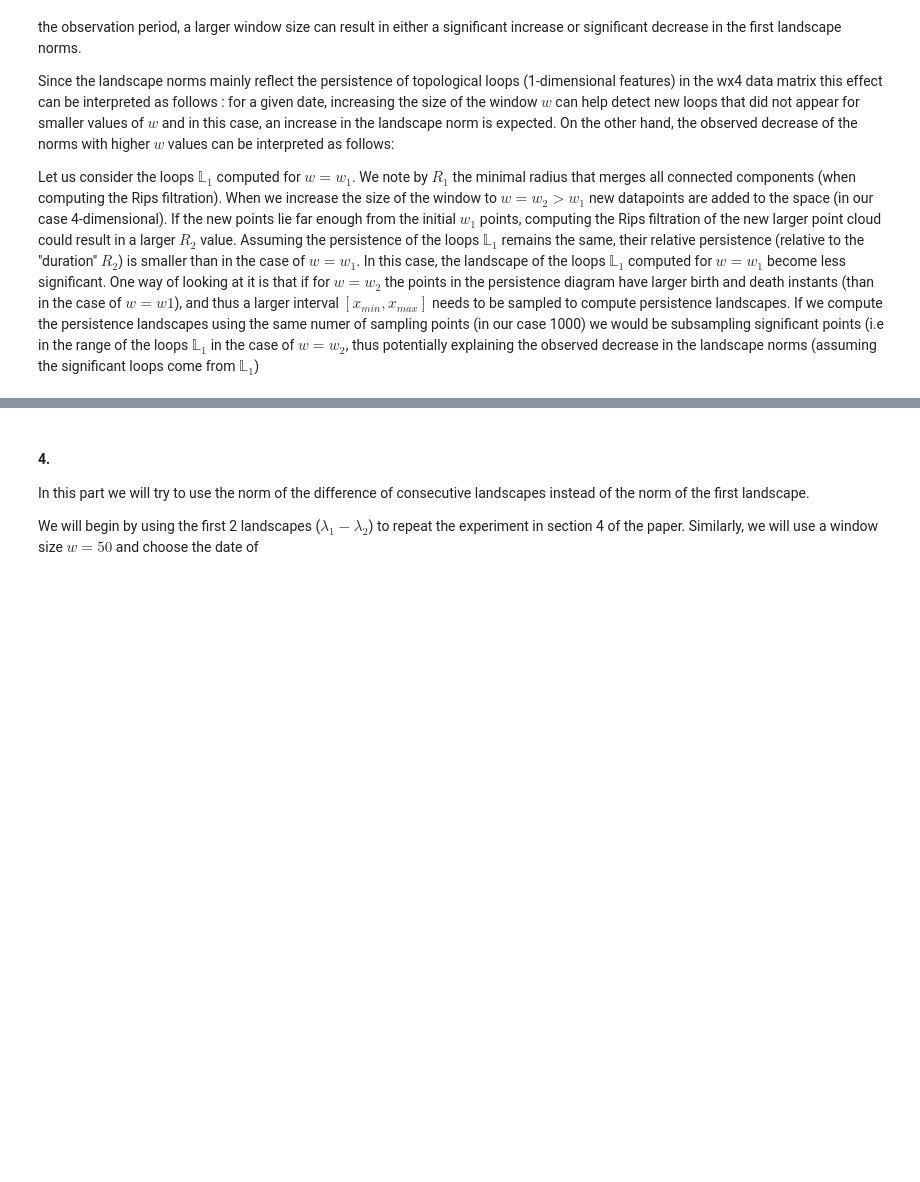
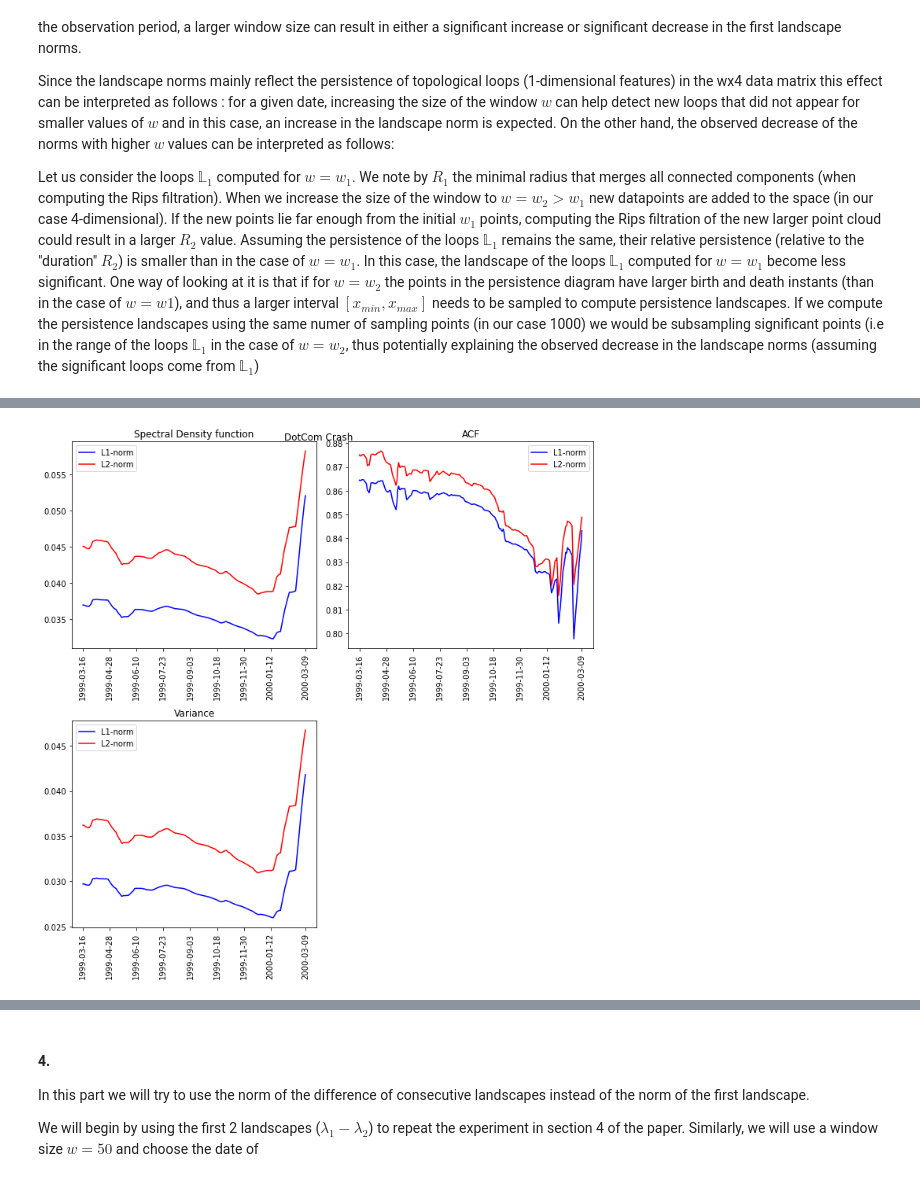
Before and after one commit to KhalilBergaoui/TDA---Financial-Time-Series-Analysis, a Jupyter notebook: TDA Financial Time Series.ipynb, the cells around one changed output, grey strips where cells are left out. Cells and saved outputs as stored; diff of their text form; code cells hidden in the pictures; blank space fills up the shorter version.

Commit message:
Addinf figure 11 results

```diff
--- a/TDA Financial Time Series.ipynb
+++ b/TDA Financial Time Series.ipynb
@@ -486,0 +470,2 @@ Let us consider the loops $\mathbb{L}_1$ computed for $w=w_1$. We note by $R_1$
+# %%
+DowJones_pd['DateFormat'] = pd.to_datetime(DowJones_pd['Date'])
@@ -486,0 +502,52 @@ Let us consider the loops $\mathbb{L}_1$ computed for $w=w_1$. We note by $R_1$
+# %%
+from statsmodels.tsa.stattools import acf
+
+acf_l1_norm = np.zeros(begin_index-end_index)
+acf_l2_norm = np.zeros(begin_index-end_index)
+
+for index in range(end_index, begin_index):
+
+    acf_l1_norm[index-end_index] = acf(norm_L1_norms[index: index+w], nlags=2)[-1]
+    acf_l2_norm[index-end_index] = acf(norm_L2_norms[index: index+w], nlags=2)[-1]
+# %%
+variance_l1_norm = np.zeros(begin_index-end_index)
+variance_l2_norm = np.zeros(begin_index-end_index)
+
+for index in range(end_index, begin_index):
+    variance_l1_norm[index-end_index] = np.var(norm_L1_norms[index: index+w])
+    variance_l2_norm[index-end_index] = np.var(norm_L2_norms[index: index+w])
+# %%
+dates = np.flip(DowJones_pd.loc[(DowJones_pd['DateFormat'] >= begin_date_dateformat) \
+                        & (DowJones_pd['DateFormat'] < end_date_dateformat), 'Date'].to_numpy())
+
+fig = plt.figure(figsize=(10, 10))
+fig.suptitle('DotCom Crash')
+ax1 = plt.subplot(221)
+ax1.plot(dates, np.flip(mean_spectral_density_l1norm), '-b', label='L1-norm')
+ax1.plot(dates, np.flip(mean_spectral_density_l2norm), '-r', label='L2-norm')
+ax1.set_xticks(ticks=dates[[i*30 for i in range(len(dates) // 30)] + [len(dates)-1]])
+ax1.set_xticklabels(labels = dates[[i*30 for i in range(len(dates) // 30)] + [len(dates) -1]],
+                     rotation='vertical')
+ax1.legend()
+ax1.set_title('Spectral Density function')
+
+ax2 = plt.subplot(222)
+ax2.plot(dates, np.flip(acf_l1_norm), '-b', label='L1-norm')
+ax2.plot(dates, np.flip(acf_l2_norm), '-r', label='L2-norm')
+ax2.set_xticks(ticks=dates[[i*30 for i in range(len(dates) // 30)] + [len(dates)-1]])
+ax2.set_xticklabels(labels = dates[[i*30 for i in range(len(dates) // 30)] + [len(dates) -1]],
+                     rotation='vertical')
+ax2.legend()
+ax2.set_title('ACF')
+
+ax3 = plt.subplot(223)
+ax3.plot(dates, np.flip(variance_l1_norm), '-b', label='L1-norm')
+ax3.plot(dates, np.flip(variance_l2_norm), '-r', label='L2-norm')
+ax3.set_xticks(ticks=dates[[i*30 for i in range(len(dates) // 30)] + [len(dates)-1]])
+ax3.set_xticklabels(labels = dates[[i*30 for i in range(len(dates) // 30)] + [len(dates) -1]],
+                     rotation='vertical')
+ax3.legend()
+ax3.set_title('Variance')
+plt.tight_layout()
+# %% [output]
+[figure, added]
```
Also changed, not shown: parts of 31 cells of this notebook.
